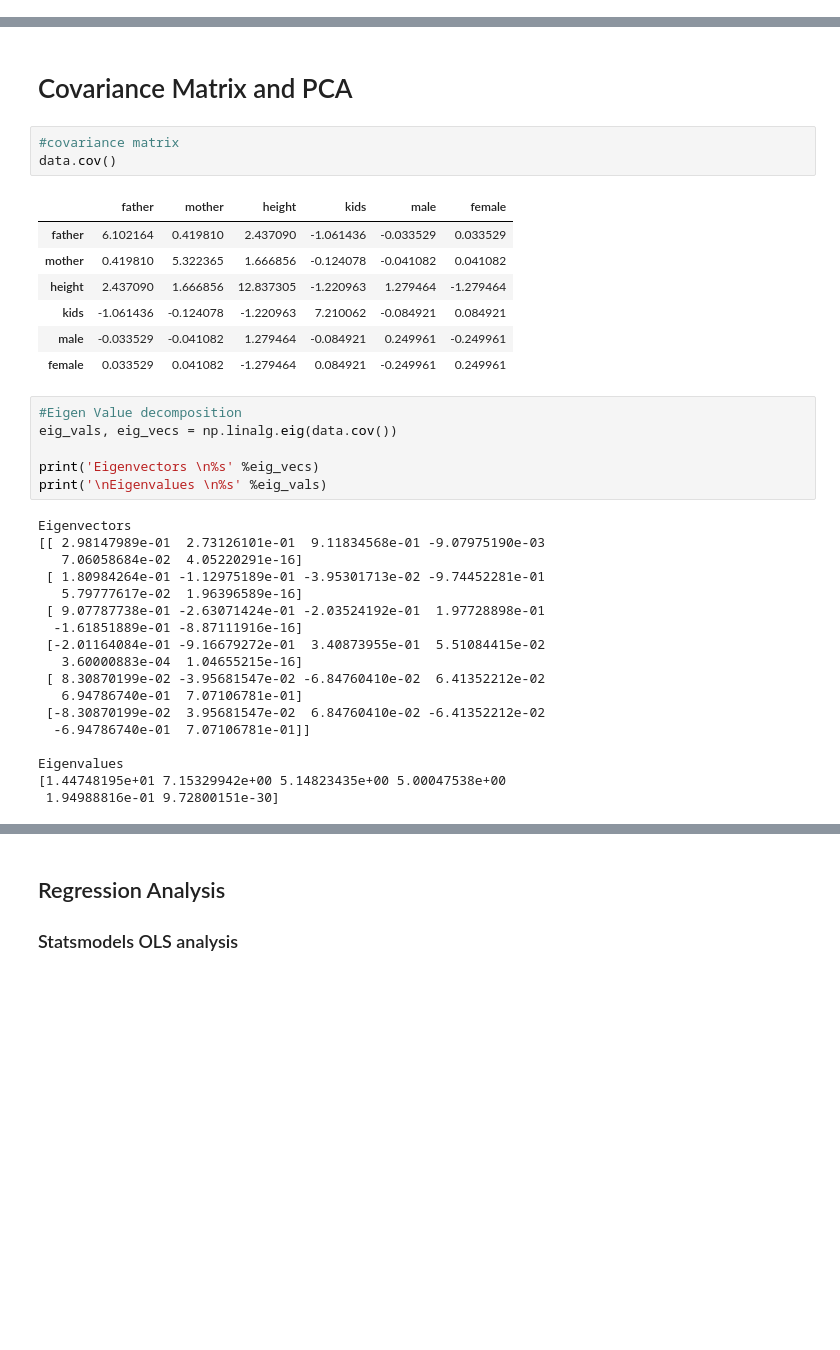
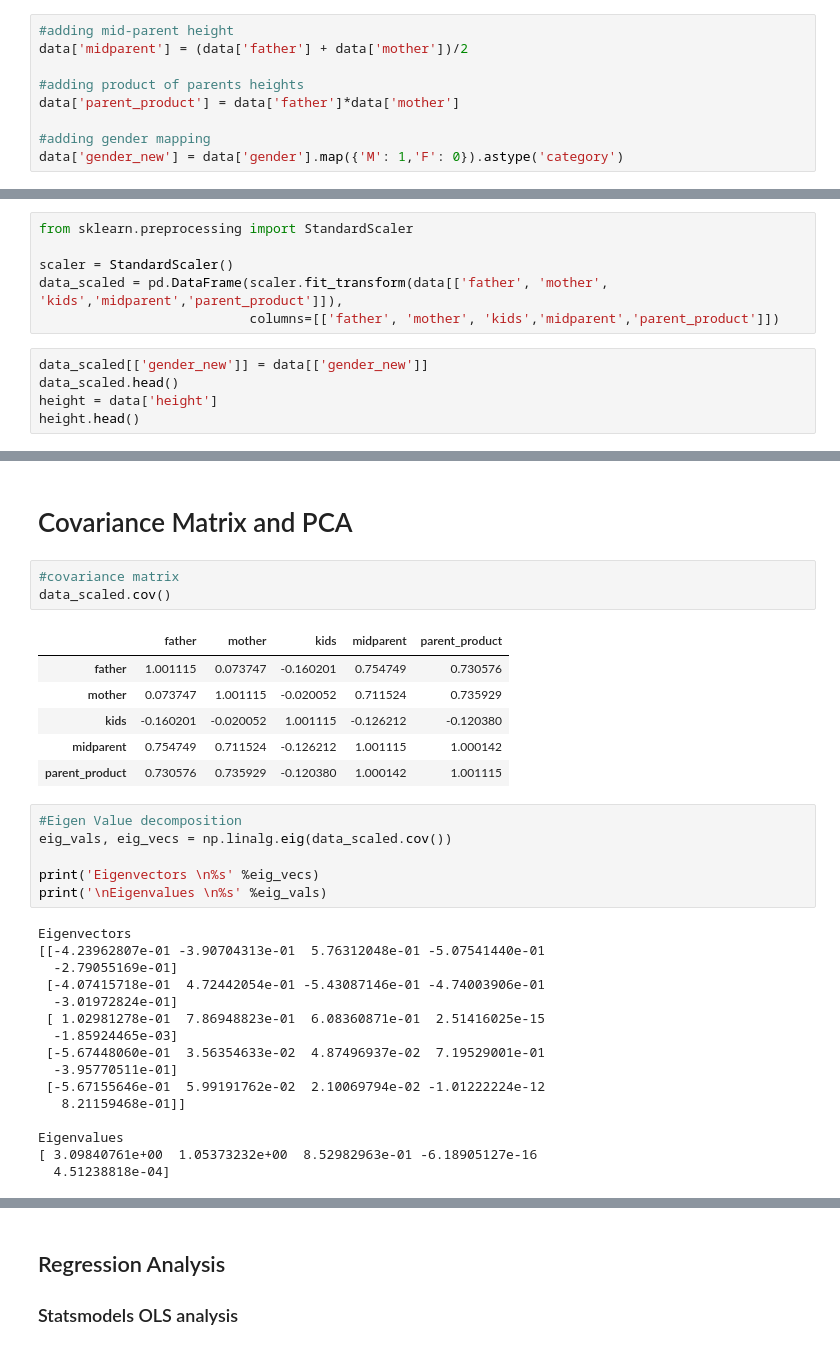
Before and after one commit to snaik/100datasets, a Jupyter notebook: regression/Galton Families/Galton Families.ipynb, the cells around one changed output, grey strips where cells are left out. Saved outputs shown, nothing was run; the diff lists cells and outputs as text; blank space fills up the shorter version.

```diff
--- a/regression/Galton Families/Galton Families.ipynb
+++ b/regression/Galton Families/Galton Families.ipynb
@@ -109,0 +110,9 @@ sns.heatmap(corr, annot=True)
+# %%
+#adding mid-parent height
+data['midparent'] = (data['father'] + data['mother'])/2
+
+#adding product of parents heights
+data['parent_product'] = data['father']*data['mother']
+
+#adding gender mapping
+data['gender_new'] = data['gender'].map({'M': 1,'F': 0}).astype('category')
@@ -109,0 +160,11 @@ sns.heatmap(corr, annot=True)
+# %%
+from sklearn.preprocessing import StandardScaler
+
+scaler = StandardScaler()
+data_scaled = pd.DataFrame(scaler.fit_transform(data[['father', 'mother', 'kids','midparent','parent_product']]),
+                           columns=[['father', 'mother', 'kids','midparent','parent_product']])
+# %%
+data_scaled[['gender_new']] = data[['gender_new']]
+data_scaled.head()
+height = data['height']
+height.head()
@@ -111,39 +207,36 @@ sns.heatmap(corr, annot=True)
 # Covariance Matrix and PCA
 # %%
 #covariance matrix
-data.cov()
+data_scaled.cov()
 # %% [output]
-|  | father | mother | height | kids | male | female |
-| father | 6.102164 | 0.419810 | 2.437090 | -1.061436 | -0.033529 | 0.033529 |
-| mother | 0.419810 | 5.322365 | 1.666856 | -0.124078 | -0.041082 | 0.041082 |
-| height | 2.437090 | 1.666856 | 12.837305 | -1.220963 | 1.279464 | -1.279464 |
-| kids | -1.061436 | -0.124078 | -1.220963 | 7.210062 | -0.084921 | 0.084921 |
-| male | -0.033529 | -0.041082 | 1.279464 | -0.084921 | 0.249961 | -0.249961 |
-| female | 0.033529 | 0.041082 | -1.279464 | 0.084921 | -0.249961 | 0.249961 |
+|  | father | mother | kids | midparent | parent_product |
+| father | 1.001115 | 0.073747 | -0.160201 | 0.754749 | 0.730576 |
+| mother | 0.073747 | 1.001115 | -0.020052 | 0.711524 | 0.735929 |
+| kids | -0.160201 | -0.020052 | 1.001115 | -0.126212 | -0.120380 |
+| midparent | 0.754749 | 0.711524 | -0.126212 | 1.001115 | 1.000142 |
+| parent_product | 0.730576 | 0.735929 | -0.120380 | 1.000142 | 1.001115 |
 # %%
 #Eigen Value decomposition
-eig_vals, eig_vecs = np.linalg.eig(data.cov())
+eig_vals, eig_vecs = np.linalg.eig(data_scaled.cov())
 
 print('Eigenvectors \n%s' %eig_vecs)
 print('\nEigenvalues \n%s' %eig_vals)
 # %% [output]
 Eigenvectors
-[[ 2.98147989e-01  2.73126101e-01  9.11834568e-01 -9.07975190e-03
-   7.06058684e-02  4.05220291e-16]
- [ 1.80984264e-01 -1.12975189e-01 -3.95301713e-02 -9.74452281e-01
-   5.79777617e-02  1.96396589e-16]
- [ 9.07787738e-01 -2.63071424e-01 -2.03524192e-01  1.97728898e-01
-  -1.61851889e-01 -8.87111916e-16]
- [-2.01164084e-01 -9.16679272e-01  3.40873955e-01  5.51084415e-02
-   3.60000883e-04  1.04655215e-16]
- [ 8.30870199e-02 -3.95681547e-02 -6.84760410e-02  6.41352212e-02
-   6.94786740e-01  7.07106781e-01]
- [-8.30870199e-02  3.95681547e-02  6.84760410e-02 -6.41352212e-02
-  -6.94786740e-01  7.07106781e-01]]
+[[-4.23962807e-01 -3.90704313e-01  5.76312048e-01 -5.07541440e-01
+  -2.79055169e-01]
+ [-4.07415718e-01  4.72442054e-01 -5.43087146e-01 -4.74003906e-01
+  -3.01972824e-01]
+ [ 1.02981278e-01  7.86948823e-01  6.08360871e-01  2.51416025e-15
+  -1.85924465e-03]
+ [-5.67448060e-01  3.56354633e-02  4.87496937e-02  7.19529001e-01
+  -3.95770511e-01]
+ [-5.67155646e-01  5.99191762e-02  2.10069794e-02 -1.01222224e-12
+   8.21159468e-01]]
 
 Eigenvalues
-[1.44748195e+01 7.15329942e+00 5.14823435e+00 5.00047538e+00
- 1.94988816e-01 9.72800151e-30]
+[ 3.09840761e+00  1.05373232e+00  8.52982963e-01 -6.18905127e-16
+  4.51238818e-04]
 # %%
 # PCA analysis
 from sklearn.decomposition import PCA
```
Also changed, not shown: parts of 71 cells of this notebook.
